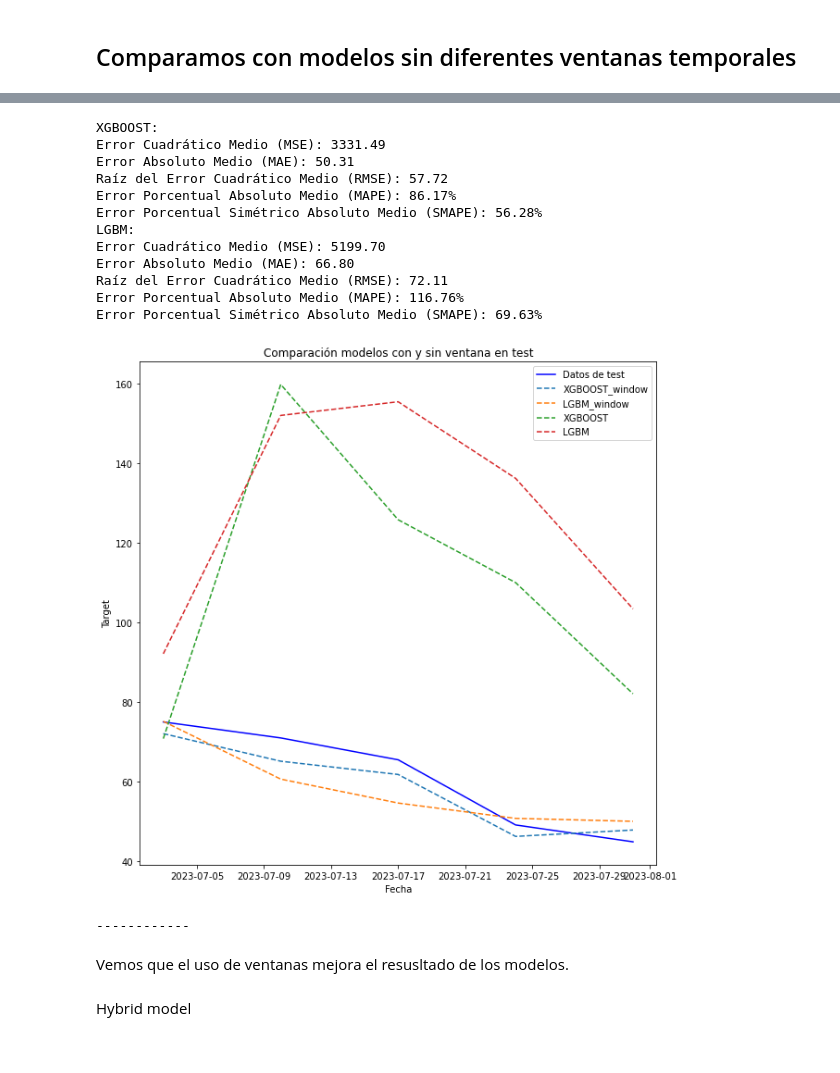
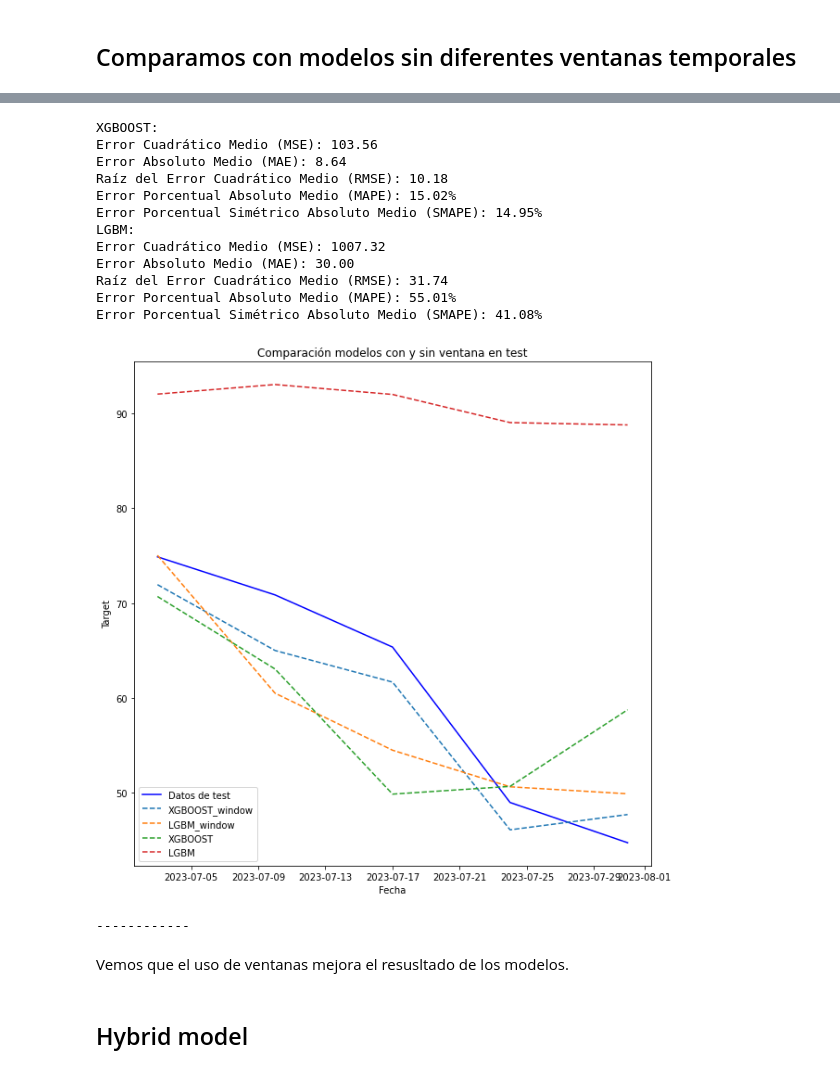
Before and after one commit to tlunal/Adaptative_Ensemble_methods_for_time_series_forecast, a Jupyter notebook: 02_ts_models.ipynb, the cells around one changed output, grey strips where cells are left out. Cells and saved outputs as stored; diff of their text form; code cells hidden in the pictures.

```diff
--- a/02_ts_models.ipynb
+++ b/02_ts_models.ipynb
@@ -92,6 +91,8 @@ Define the Dataframe we want to analyze, we are going to use Continental_Europe
 # %%
 df_study = Continental_Europe
 
+target_col = 'sales_city1'
+
 #df_study = df_study.iloc[:177,]
 #df_study
 # %% [markdown]
@@ -1095,24 +1230,12 @@ ensemb_test
 # %%
-# Realizar predicciones en el conjunto de prueba
-y_pred_ridge = ((ridge_adapt.coef_ /sum(ridge_adapt.coef_))*ensemb_test).sum(axis=1, numeric_only=True)
-
-# Calcular el error en el conjunto de prueba
-
-print_fit_metrics(y_test, y_pred_ridge.values)
-
-
-
 # Visualizar el ajuste del modelo
 plt.plot(ts_data_xg_test.index, y_test, color='blue', label='Datos de test')
-plt.plot(ts_data_xg_test.index, y_pred_ridge, label='Predicción ensemble', linestyle='dashed')
-#plt.plot(ts_data_xg_test.index, forecast_arima, label='ARIMA', linestyle='dashed')
-#plt.plot(ts_data_xg_test.index, forecast_sarima.predicted_mean, label='SARIMA', linestyle='dashed')
-plt.plot(ts_data_xg_test.index, y_pred_xg_t_test, label='XGBOOST', linestyle='dashed')
-plt.plot(ts_data_xg_test.index, y_pred_lgb_t_test, label='LGBM', linestyle='dashed')
-plt.plot(ts_data_xg_test.index, prophet_pred2.values, label='Prophet', linestyle='dashed')
-
-
-
+plt.plot(ts_data_xg_test.index, y_pred_ridge, label='ARO', linestyle='dashed')
+#plt.plot(ts_data_xg_test.index, forecast_arima_test, label='ARIMA', linestyle='dashed')
+#plt.plot(ts_data_xg_test.index, forecast_sarima_test.predicted_mean, label='SARIMA', linestyle='dashed')
+plt.plot(ts_data_xg_test.index, y_pred_xg_w_test, label='XGBOOST', linestyle='dashed')
+plt.plot(ts_data_xg_test.index, y_pred_lgb_w_test, label='LGBM', linestyle='dashed')
+plt.plot(ts_data_xg_test.index, prophet_pred_test.values, label='PROPHET', linestyle='dashed')
 
 plt.title('Regularización Ridge - Ejemplo de Ajuste')
 plt.xlabel('Fecha')
@@ -1222,0 +1251,9 @@ array([ 92.03198428, 151.95805009, 155.38905775, 136.13896065,
+# %%
+# XGBOOST
+model_xgb1, xgb_predict_r_test = fit_xgboost_lag(X_train_val, y_train_val, X_test)
+xgb_predict_r_test
+
+# LGBM
+
+model_lgb1, lgb_predict_r_test = fit_lgbm_lag(X_train_val, y_train_val, X_test)
+lgb_predict_r_test
@@ -1223,53 +1283,49 @@ array([ 92.03198428, 151.95805009, 155.38905775, 136.13896065,
 # %%
-
 print(f'XGBOOST:')
-
-mse, mae, rmse, mape, smape = print_fit_metrics(ts_data_xg_test['sales_city1'], y_pred_xg1)
-
+mse, mae, rmse, mape, smape = print_fit_metrics(ts_data_xg_test[target_col], xgb_predict_r_test)
 
 print(f'LGBM:')
-
-mse, mae, rmse, mape, smape = print_fit_metrics(ts_data_xg_test['sales_city1'], y_pred_lgb1)
+mse, mae, rmse, mape, smape = print_fit_metrics(ts_data_xg_test[target_col], lgb_predict_r_test)
 # %% [output]
 XGBOOST:
-Error Cuadrático Medio (MSE): 3331.49
-Error Absoluto Medio (MAE): 50.31
-Raíz del Error Cuadrático Medio (RMSE): 57.72
-Error Porcentual Absoluto Medio (MAPE): 86.17%
-Error Porcentual Simétrico Absoluto Medio (SMAPE): 56.28%
+Error Cuadrático Medio (MSE): 103.56
+Error Absoluto Medio (MAE): 8.64
+Raíz del Error Cuadrático Medio (RMSE): 10.18
+Error Porcentual Absoluto Medio (MAPE): 15.02%
+Error Porcentual Simétrico Absoluto Medio (SMAPE): 14.95%
 LGBM:
-Error Cuadrático Medio (MSE): 5199.70
-Error Absoluto Medio (MAE): 66.80
-Raíz del Error Cuadrático Medio (RMSE): 72.11
-Error Porcentual Absoluto Medio (MAPE): 116.76%
-Error Porcentual Simétrico Absoluto Medio (SMAPE): 69.63%
+Error Cuadrático Medio (MSE): 1007.32
+Error Absoluto Medio (MAE): 30.00
+Raíz del Error Cuadrático Medio (RMSE): 31.74
+Error Porcentual Absoluto Medio (MAPE): 55.01%
+Error Porcentual Simétrico Absoluto Medio (SMAPE): 41.08%
 # %%
 
 
 # Visualizar el ajuste del modelo
 plt.plot(ts_data_xg_test.index, y_test, color='blue', label='Datos de test')
-#plt.plot(ts_data_xg_test.index, forecast_arima, label='ARIMA', linestyle='dashed')
+#plt.plot(ts_data_xg_test.index, forecast_arima_test, label='ARIMA', linestyle='dashed')
 #plt.plot(ts_data_xg_test.index, forecast_sarima.predicted_mean, label='SARIMA', linestyle='dashed')
-plt.plot(ts_data_xg_test.index, y_pred_xg_t_test, label='XGBOOST_window', linestyle='dashed')
-plt.plot(ts_data_xg_test.index, y_pred_lgb_t_test, label='LGBM_window', linestyle='dashed')
-plt.plot(ts_data_xg_test.index, y_pred_xg1, label='XGBOOST', linestyle='dashed')
-plt.plot(ts_data_xg_test.index, y_pred_lgb1, label='LGBM', linestyle='dashed')
+plt.plot(ts_data_xg_test.index, y_pred_xg_w_test, label='XGBOOST_window', linestyle='dashed')
+plt.plot(ts_data_xg_test.index, y_pred_lgb_w_test, label='LGBM_window', linestyle='dashed')
+plt.plot(ts_data_xg_test.index, xgb_predict_r_test, label='XGBOOST', linestyle='dashed')
+plt.plot(ts_data_xg_test.index, lgb_predict_r_test, label='LGBM', linestyle='dashed')
 
 
 
 plt.title('Comparación modelos con y sin ventana en test')
 plt.xlabel('Fecha')
 plt.ylabel('Target')
 plt.legend()
 plt.show()
 print('------------')
 # %% [output]
-[figure, old version]
+[figure, new version]
 ------------
 # %% [markdown]
 Vemos que el uso de ventanas mejora el resusltado de los modelos.
-# %% [markdown]
-Hybrid model
+# %% [markdown]
+## Hybrid model
 # %%
 weights_hybrid
 # %% [output]
```
Also changed, not shown: parts of 66 cells of this notebook.
